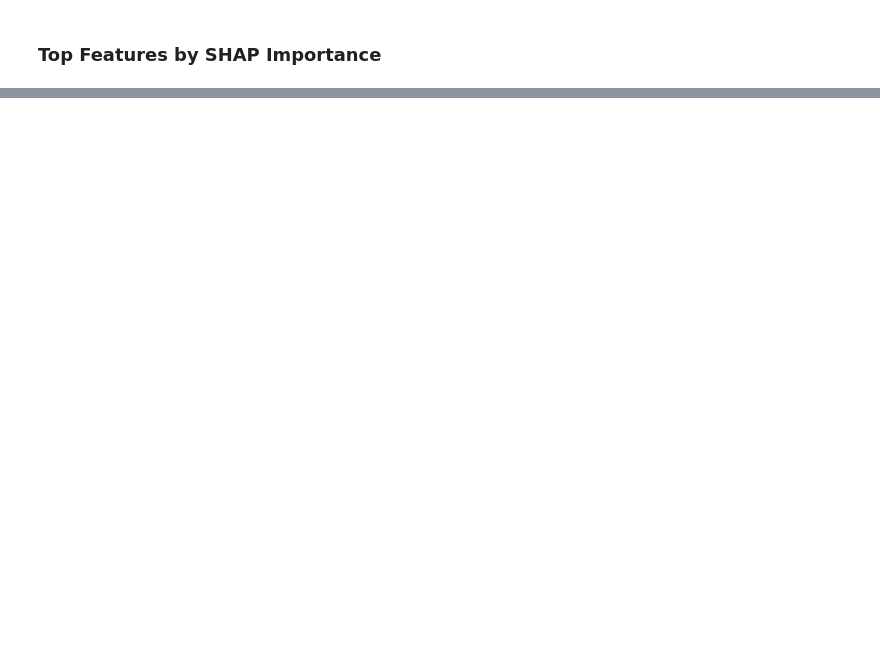
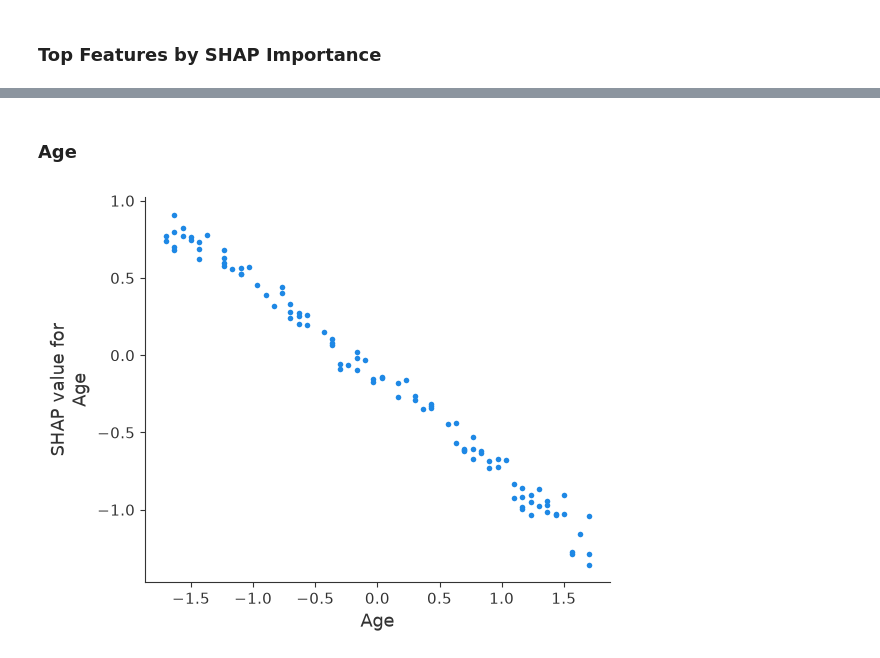
Before and after one commit to ashiishhh9/Credit-Risk-Assessment-System, a Jupyter notebook: notebooks/05_Model_Explainability.ipynb, the cells around one changed output, grey strips where cells are left out. Saved outputs shown, nothing was run; the diff lists cells and outputs as text; code cells hidden in the pictures; blank space fills up the shorter version.

```diff
--- a/notebooks/05_Model_Explainability.ipynb
+++ b/notebooks/05_Model_Explainability.ipynb
@@ -267,0 +294,11 @@ plt.show()
+# %% [markdown]
+### Age
+# %%
+shap.dependence_plot(
+    "Age",
+    shap_values,
+    shap_sample,
+    interaction_index=None
+)
+# %% [output]
+[figure, added]
```
Also changed, not shown: parts of 36 cells of this notebook, 3 other files.
